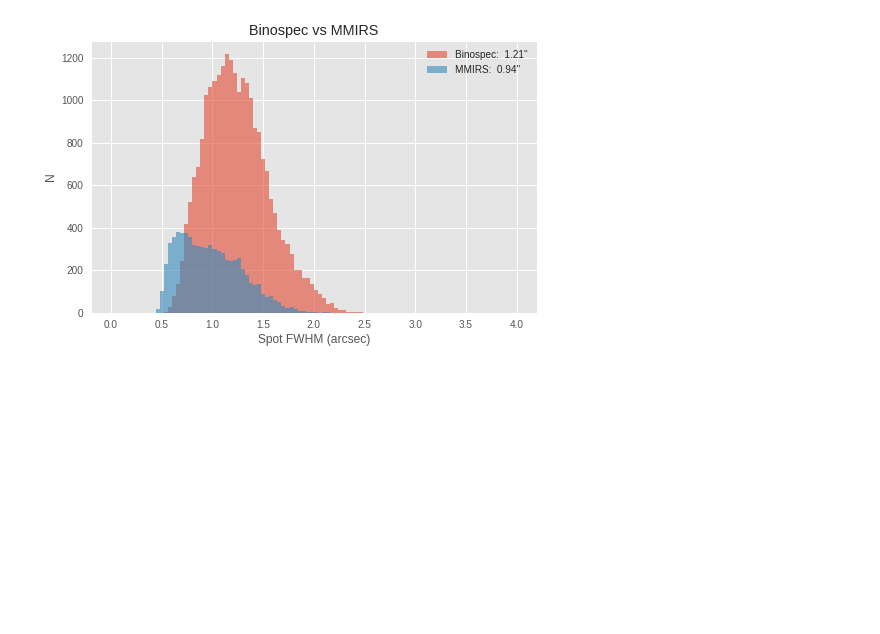
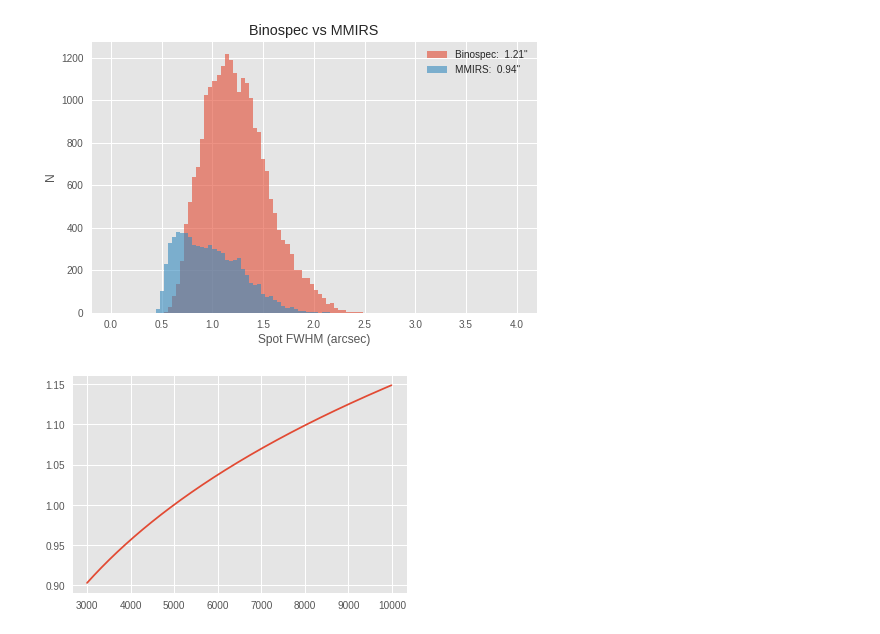
Before and after one commit to MMTObservatory/seeing_analysis, a Jupyter notebook: Seeing Summary - 2021_q2.ipynb, the cells around one changed output. Drawn from its saved outputs; the diff is of its cells as text; code cells hidden in the pictures; blank space fills up the shorter version.

```diff
--- a/Seeing Summary - 2021_q2.ipynb
+++ b/Seeing Summary - 2021_q2.ipynb
@@ -232,3 +232,10 @@ plt.savefig("bino_vs_mmirs_2021q2.png")
 plt.show()
 # %% [output]
 [figure]
+# %%
+waves = np.arange(3000, 10000, 10)
+# %%
+plt.plot(waves, 5000**-.2/waves**-0.2)
+plt.show()
+# %% [output]
+[figure, added]
```
